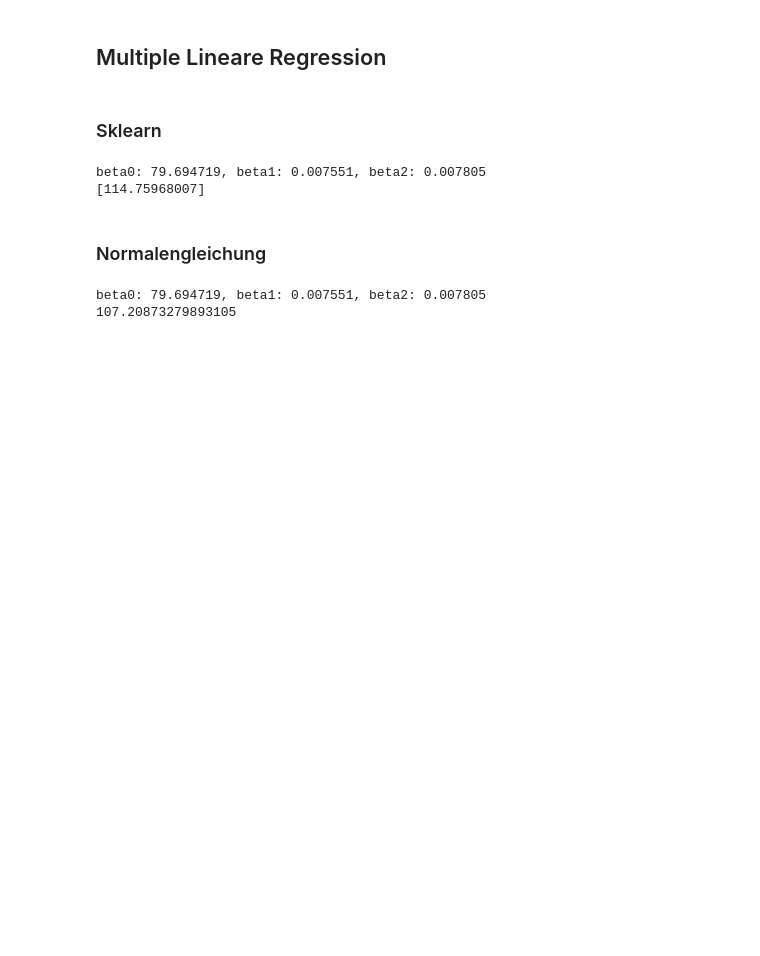
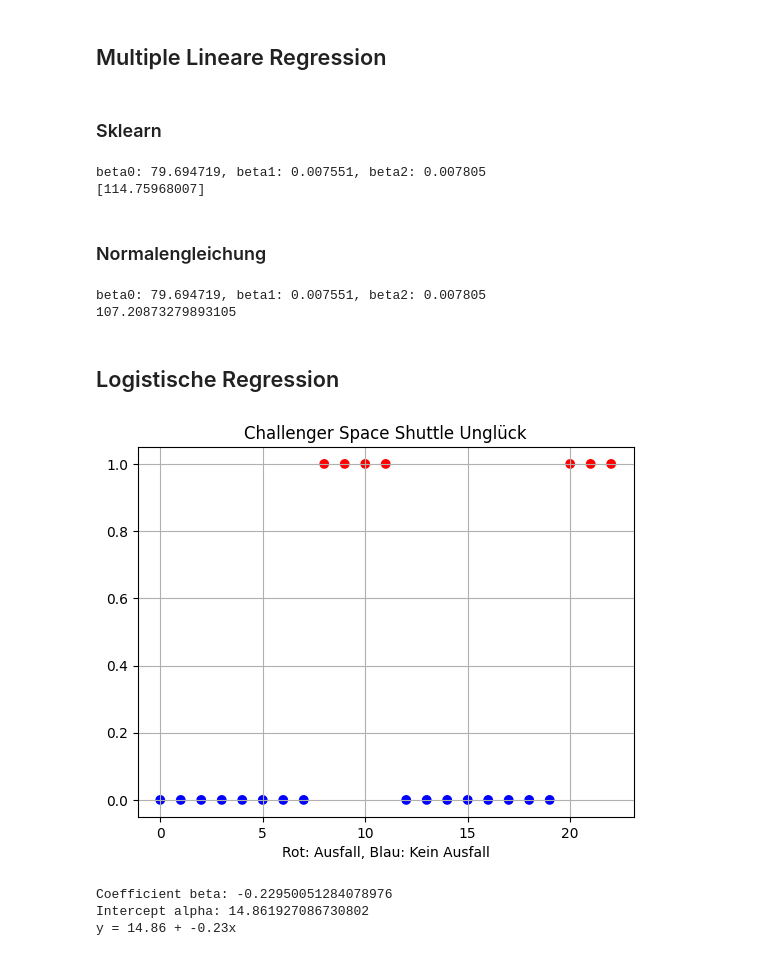
Before and after one commit to tombk556/Mehrdim.-Datenanalyse-und-stat.-Lernverfahren, a Jupyter notebook: Python/Prüfungsbeispiele.ipynb, the cells around one changed output. Saved outputs shown, nothing was run; the diff lists cells and outputs as text; code cells hidden in the pictures; blank space fills up the shorter version.

Commit message:
added log model

```diff
--- a/Python/Prüfungsbeispiele.ipynb
+++ b/Python/Prüfungsbeispiele.ipynb
@@ -161,3 +162,5 @@ print(predictedCO2)
 # %% [output]
 beta0: 79.694719, beta1: 0.007551, beta2: 0.007805
 107.20873279893105
+# %% [markdown]
+## Logistische Regression
@@ -163,0 +169,36 @@ beta0: 79.694719, beta1: 0.007551, beta2: 0.007805
+# %%
+temp = [66, 67, 68, 70, 72, 75, 76, 79, 53, 58, 70, 75, 67, 67, 69, 70, 73, 76, 78, 81, 57, 63, 70]
+ausfall = [0, 0, 0, 0, 0, 0, 0, 0, 1, 1, 1, 1, 0, 0, 0, 0, 0, 0, 0, 0, 1, 1, 1]
+aufall_jn = ['Kein-Ausfall' if i == 0 else 'Ausfall' for i in ausfall]
+ausprägung = [i for i in range(len(temp))]
+
+df = pd.DataFrame({"ausprägung": ausprägung, 'temp': temp, 'ausfall': ausfall, 'ausfall_jn': aufall_jn})
+# %%
+colors = {0: "blue", 1: "red"}
+plt.scatter(df["ausprägung"], df["ausfall"], c=df["ausfall"].apply(lambda x: colors[x]))
+plt.grid(True)
+plt.xlabel("Rot: Ausfall, Blau: Kein Ausfall")
+plt.title("Challenger Space Shuttle Unglück")
+plt.show()
+# %% [output]
+[figure, added]
+# %%
+X = df[['temp']]
+y = df['ausfall']
+
+model = LogisticRegression()
+
+model.fit(X, y)
+
+coefficient = model.coef_
+intercept = model.intercept_
+
+coefficient = coefficient[0][0]
+intercept = intercept[0]
+print("Coefficient beta:", coefficient)
+print("Intercept alpha:", intercept)
+print(f"y = {intercept:.2f} + {coefficient:.2f}x")
+# %% [output]
+Coefficient beta: -0.22950051284078976
+Intercept alpha: 14.861927086730802
+y = 14.86 + -0.23x
```
Also changed, not shown: parts of 2 cells of this notebook.
